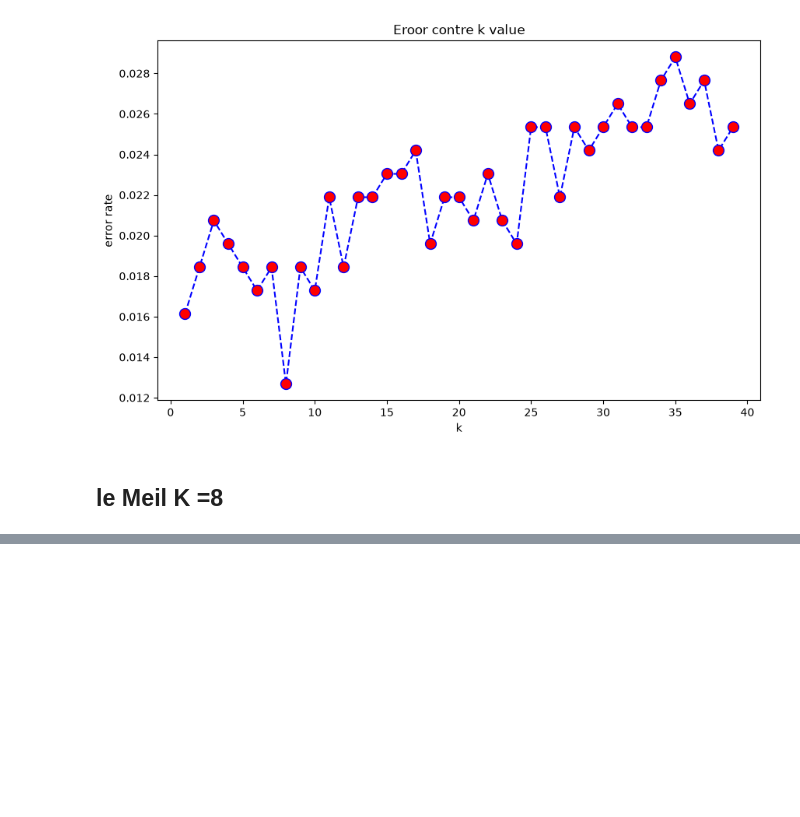
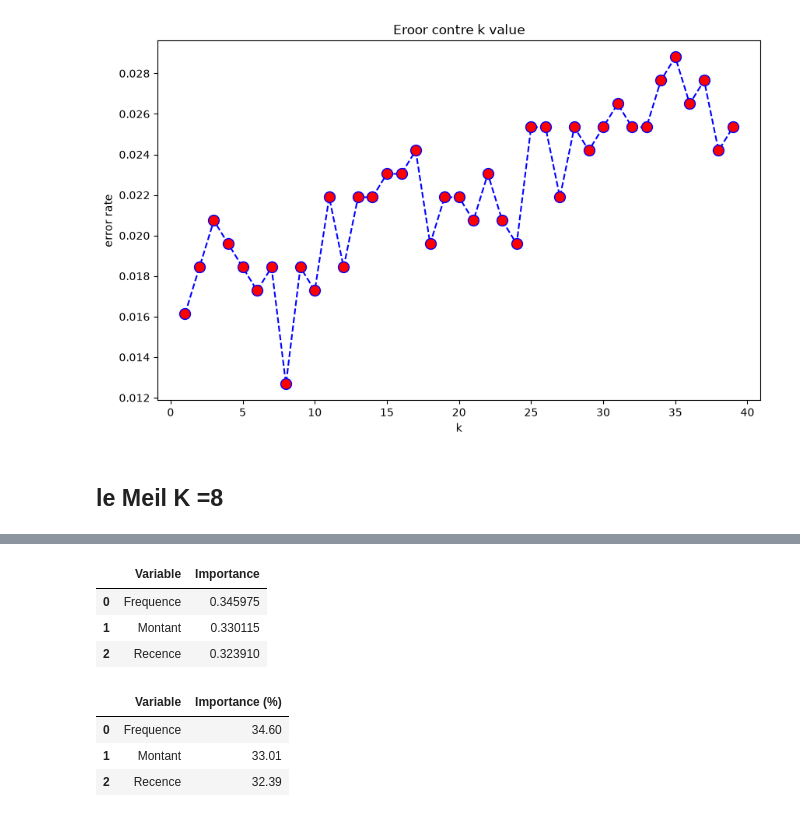
Before and after one commit to Oumohgh/ClientIQ, a Jupyter notebook: Notebook.ipynb, the cells around one changed output, grey strips where cells are left out. Cells and saved outputs as stored; diff of their text form; code cells hidden in the pictures; blank space fills up the shorter version.

```diff
--- a/Notebook.ipynb
+++ b/Notebook.ipynb
@@ -731,0 +813,24 @@ NameError: name 'confusion_matrix' is not defined
+# %%
+# Importance des variables de la forêt aléatoire déjà entraînée.
+# L'ordre des importances correspond aux colonnes de x : ['Recence', 'Frequence', 'Montant'].
+importances = rfC.feature_importances_
+
+importance_df = pd.DataFrame({
+    'Variable': ['Recence', 'Frequence', 'Montant'],
+    'Importance': importances
+}).sort_values(by='Importance', ascending=False).reset_index(drop=True)
+
+display(importance_df)
+
+# Même tableau en pourcentage pour une lecture plus facile.
+importance_df['Importance (%)'] = (importance_df['Importance'] * 100).round(2)
+display(importance_df[['Variable', 'Importance (%)']])
+# %% [output]
+|  | Variable | Importance |
+| 0 | Frequence | 0.345975 |
+| 1 | Montant | 0.330115 |
+| 2 | Recence | 0.323910 |
+|  | Variable | Importance (%) |
+| 0 | Frequence | 34.60 |
+| 1 | Montant | 33.01 |
+| 2 | Recence | 32.39 |
```
Also changed, not shown: parts of 20 cells of this notebook, 3 other files.
